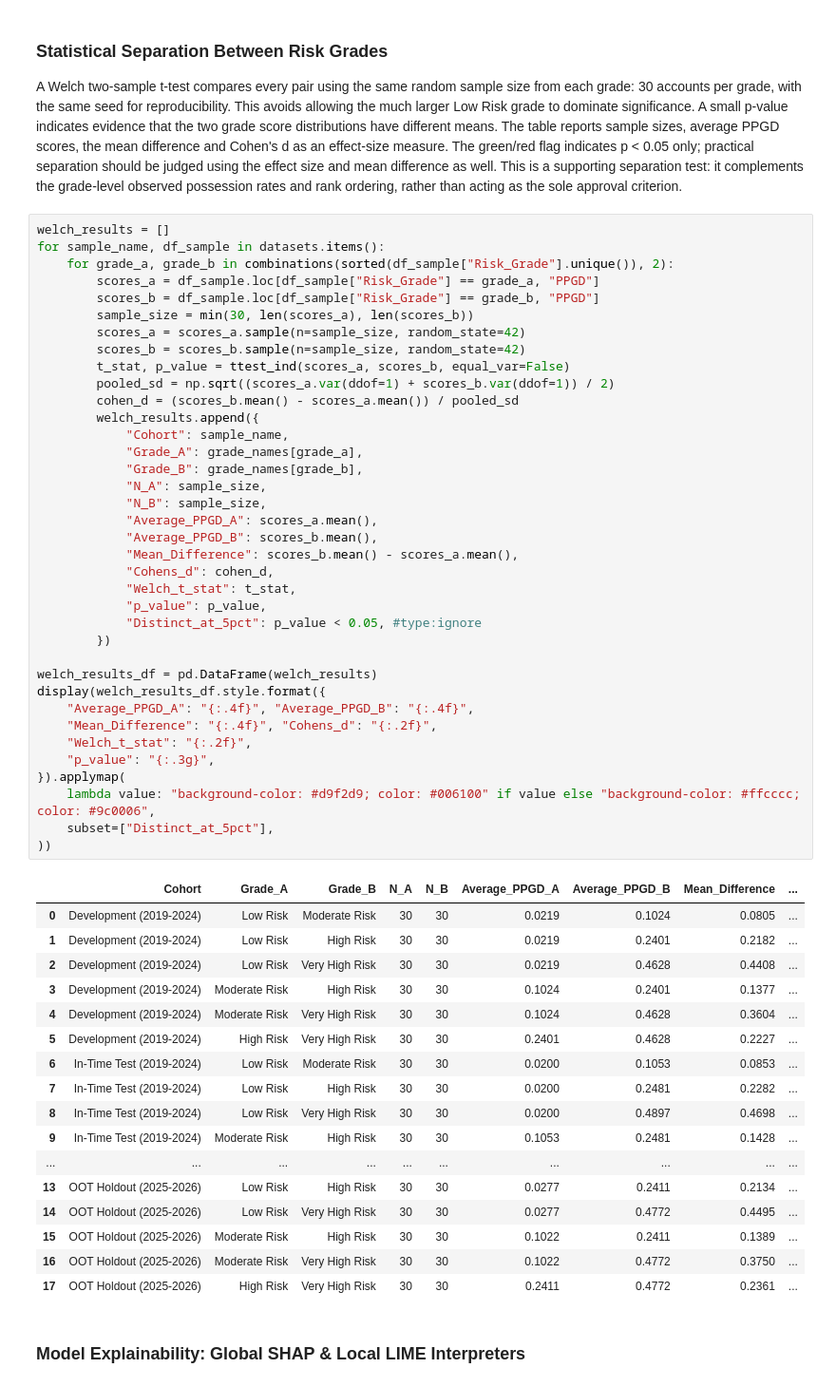
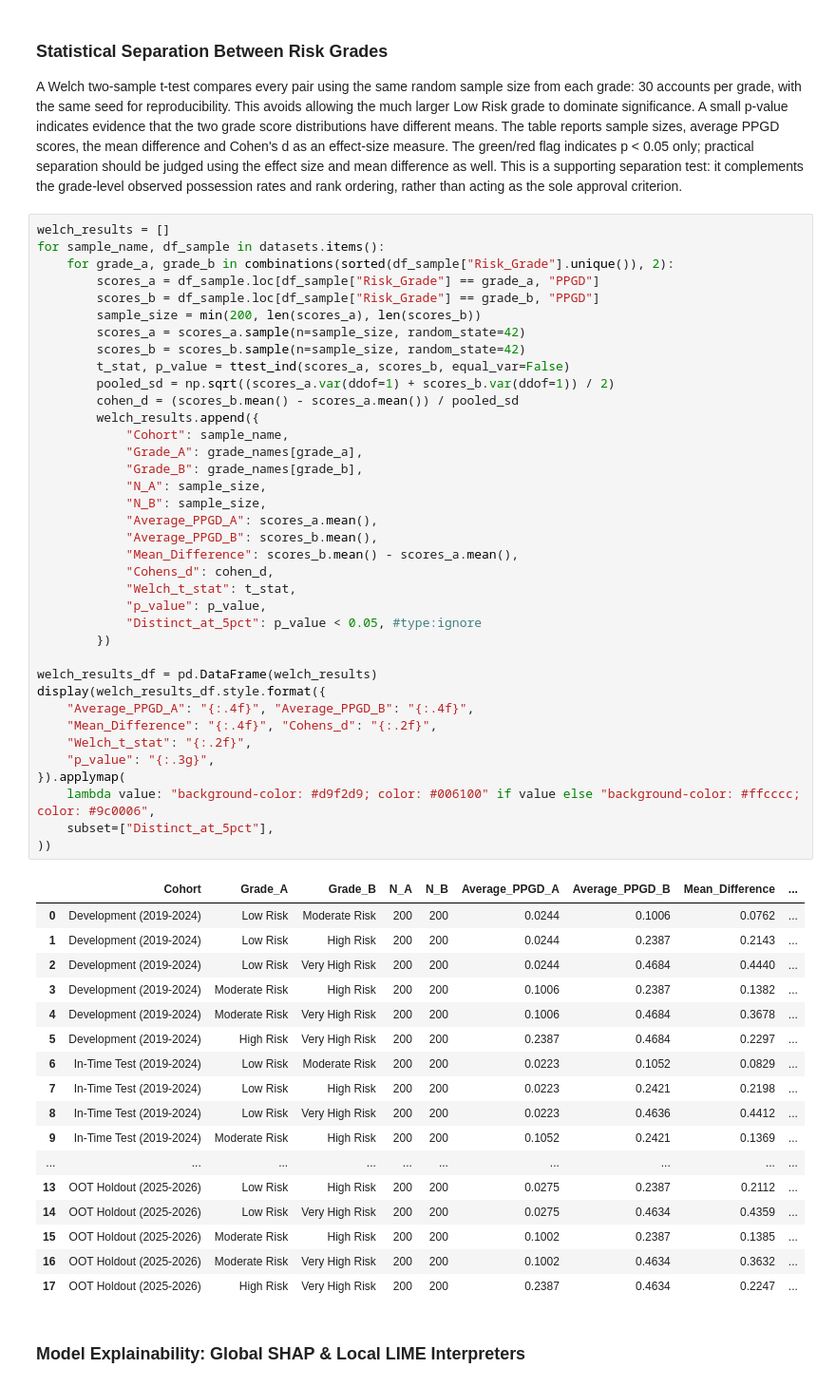
Before and after one commit to Beck40/Mortgage-Risk-Modelling, a Jupyter notebook: notebooks/04_model_evaluation.ipynb, the cells around one changed output. Shown at 95% size. Saved outputs shown, nothing was run; the diff lists cells and outputs as text.

```diff
--- a/notebooks/04_model_evaluation.ipynb
+++ b/notebooks/04_model_evaluation.ipynb
@@ -414,55 +414,55 @@ for sample_name, df_sample in datasets.items():
     for grade_a, grade_b in combinations(sorted(df_sample["Risk_Grade"].unique()), 2):
         scores_a = df_sample.loc[df_sample["Risk_Grade"] == grade_a, "PPGD"]
         scores_b = df_sample.loc[df_sample["Risk_Grade"] == grade_b, "PPGD"]
-        sample_size = min(30, len(scores_a), len(scores_b))
+        sample_size = min(200, len(scores_a), len(scores_b))
         scores_a = scores_a.sample(n=sample_size, random_state=42)
         scores_b = scores_b.sample(n=sample_size, random_state=42)
         t_stat, p_value = ttest_ind(scores_a, scores_b, equal_var=False)
         pooled_sd = np.sqrt((scores_a.var(ddof=1) + scores_b.var(ddof=1)) / 2)
         cohen_d = (scores_b.mean() - scores_a.mean()) / pooled_sd
         welch_results.append({
             "Cohort": sample_name,
             "Grade_A": grade_names[grade_a],
             "Grade_B": grade_names[grade_b],
             "N_A": sample_size,
             "N_B": sample_size,
             "Average_PPGD_A": scores_a.mean(),
             "Average_PPGD_B": scores_b.mean(),
             "Mean_Difference": scores_b.mean() - scores_a.mean(),
             "Cohens_d": cohen_d,
             "Welch_t_stat": t_stat,
             "p_value": p_value,
             "Distinct_at_5pct": p_value < 0.05, #type:ignore
         })
 
 welch_results_df = pd.DataFrame(welch_results)
 display(welch_results_df.style.format({
     "Average_PPGD_A": "{:.4f}", "Average_PPGD_B": "{:.4f}",
     "Mean_Difference": "{:.4f}", "Cohens_d": "{:.2f}",
     "Welch_t_stat": "{:.2f}",
     "p_value": "{:.3g}",
 }).applymap(
     lambda value: "background-color: #d9f2d9; color: #006100" if value else "background-color: #ffcccc; color: #9c0006",
     subset=["Distinct_at_5pct"],
 ))
 # %% [output]
 |  | Cohort | Grade_A | Grade_B | N_A | N_B | Average_PPGD_A | Average_PPGD_B | Mean_Difference | ... |
-| 0 | Development (2019-2024) | Low Risk | Moderate Risk | 30 | 30 | 0.0219 | 0.1024 | 0.0805 | ... |
-| 1 | Development (2019-2024) | Low Risk | High Risk | 30 | 30 | 0.0219 | 0.2401 | 0.2182 | ... |
-| 2 | Development (2019-2024) | Low Risk | Very High Risk | 30 | 30 | 0.0219 | 0.4628 | 0.4408 | ... |
-| 3 | Development (2019-2024) | Moderate Risk | High Risk | 30 | 30 | 0.1024 | 0.2401 | 0.1377 | ... |
-| 4 | Development (2019-2024) | Moderate Risk | Very High Risk | 30 | 30 | 0.1024 | 0.4628 | 0.3604 | ... |
-| 5 | Development (2019-2024) | High Risk | Very High Risk | 30 | 30 | 0.2401 | 0.4628 | 0.2227 | ... |
-| 6 | In-Time Test (2019-2024) | Low Risk | Moderate Risk | 30 | 30 | 0.0200 | 0.1053 | 0.0853 | ... |
-| 7 | In-Time Test (2019-2024) | Low Risk | High Risk | 30 | 30 | 0.0200 | 0.2481 | 0.2282 | ... |
-| 8 | In-Time Test (2019-2024) | Low Risk | Very High Risk | 30 | 30 | 0.0200 | 0.4897 | 0.4698 | ... |
-| 9 | In-Time Test (2019-2024) | Moderate Risk | High Risk | 30 | 30 | 0.1053 | 0.2481 | 0.1428 | ... |
+| 0 | Development (2019-2024) | Low Risk | Moderate Risk | 200 | 200 | 0.0244 | 0.1006 | 0.0762 | ... |
+| 1 | Development (2019-2024) | Low Risk | High Risk | 200 | 200 | 0.0244 | 0.2387 | 0.2143 | ... |
+| 2 | Development (2019-2024) | Low Risk | Very High Risk | 200 | 200 | 0.0244 | 0.4684 | 0.4440 | ... |
+| 3 | Development (2019-2024) | Moderate Risk | High Risk | 200 | 200 | 0.1006 | 0.2387 | 0.1382 | ... |
+| 4 | Development (2019-2024) | Moderate Risk | Very High Risk | 200 | 200 | 0.1006 | 0.4684 | 0.3678 | ... |
+| 5 | Development (2019-2024) | High Risk | Very High Risk | 200 | 200 | 0.2387 | 0.4684 | 0.2297 | ... |
+| 6 | In-Time Test (2019-2024) | Low Risk | Moderate Risk | 200 | 200 | 0.0223 | 0.1052 | 0.0829 | ... |
+| 7 | In-Time Test (2019-2024) | Low Risk | High Risk | 200 | 200 | 0.0223 | 0.2421 | 0.2198 | ... |
+| 8 | In-Time Test (2019-2024) | Low Risk | Very High Risk | 200 | 200 | 0.0223 | 0.4636 | 0.4412 | ... |
+| 9 | In-Time Test (2019-2024) | Moderate Risk | High Risk | 200 | 200 | 0.1052 | 0.2421 | 0.1369 | ... |
 | ... | ... | ... | ... | ... | ... | ... | ... | ... | ... |
-| 13 | OOT Holdout (2025-2026) | Low Risk | High Risk | 30 | 30 | 0.0277 | 0.2411 | 0.2134 | ... |
-| 14 | OOT Holdout (2025-2026) | Low Risk | Very High Risk | 30 | 30 | 0.0277 | 0.4772 | 0.4495 | ... |
-| 15 | OOT Holdout (2025-2026) | Moderate Risk | High Risk | 30 | 30 | 0.1022 | 0.2411 | 0.1389 | ... |
-| 16 | OOT Holdout (2025-2026) | Moderate Risk | Very High Risk | 30 | 30 | 0.1022 | 0.4772 | 0.3750 | ... |
-| 17 | OOT Holdout (2025-2026) | High Risk | Very High Risk | 30 | 30 | 0.2411 | 0.4772 | 0.2361 | ... |
+| 13 | OOT Holdout (2025-2026) | Low Risk | High Risk | 200 | 200 | 0.0275 | 0.2387 | 0.2112 | ... |
+| 14 | OOT Holdout (2025-2026) | Low Risk | Very High Risk | 200 | 200 | 0.0275 | 0.4634 | 0.4359 | ... |
+| 15 | OOT Holdout (2025-2026) | Moderate Risk | High Risk | 200 | 200 | 0.1002 | 0.2387 | 0.1385 | ... |
+| 16 | OOT Holdout (2025-2026) | Moderate Risk | Very High Risk | 200 | 200 | 0.1002 | 0.4634 | 0.3632 | ... |
+| 17 | OOT Holdout (2025-2026) | High Risk | Very High Risk | 200 | 200 | 0.2387 | 0.4634 | 0.2247 | ... |
 # %% [markdown]
 ### Model Explainability: Global SHAP & Local LIME Interpreters
 # %%
```
Also changed, not shown: parts of 1 cell of this notebook, 4 other files.
